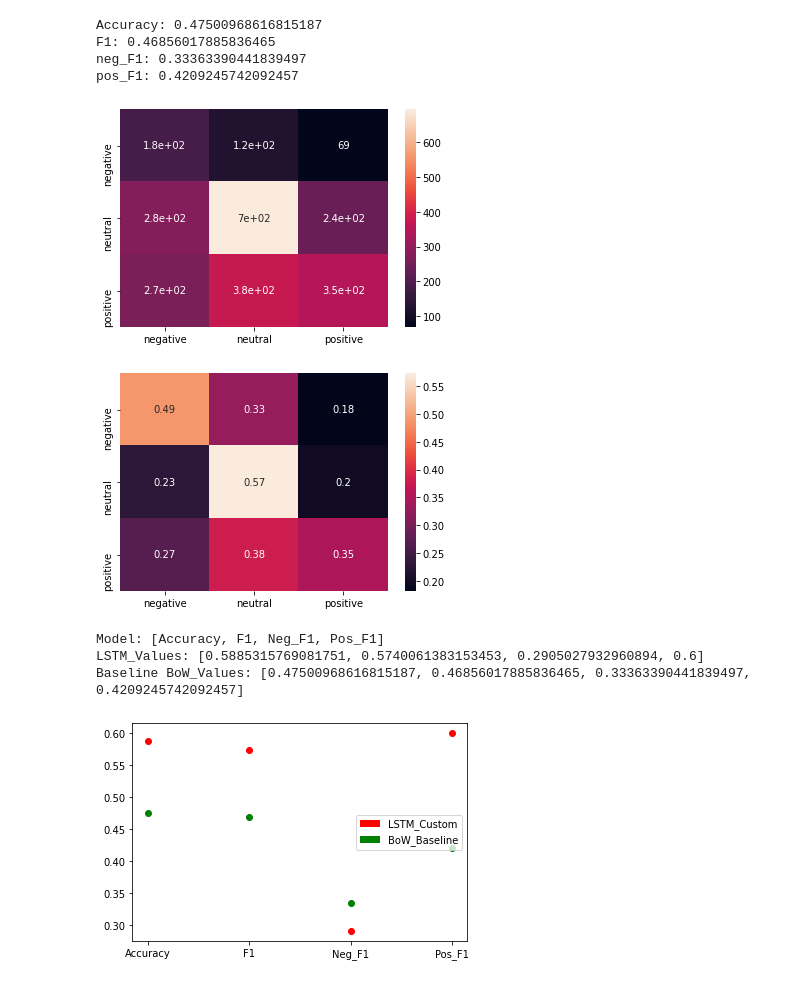
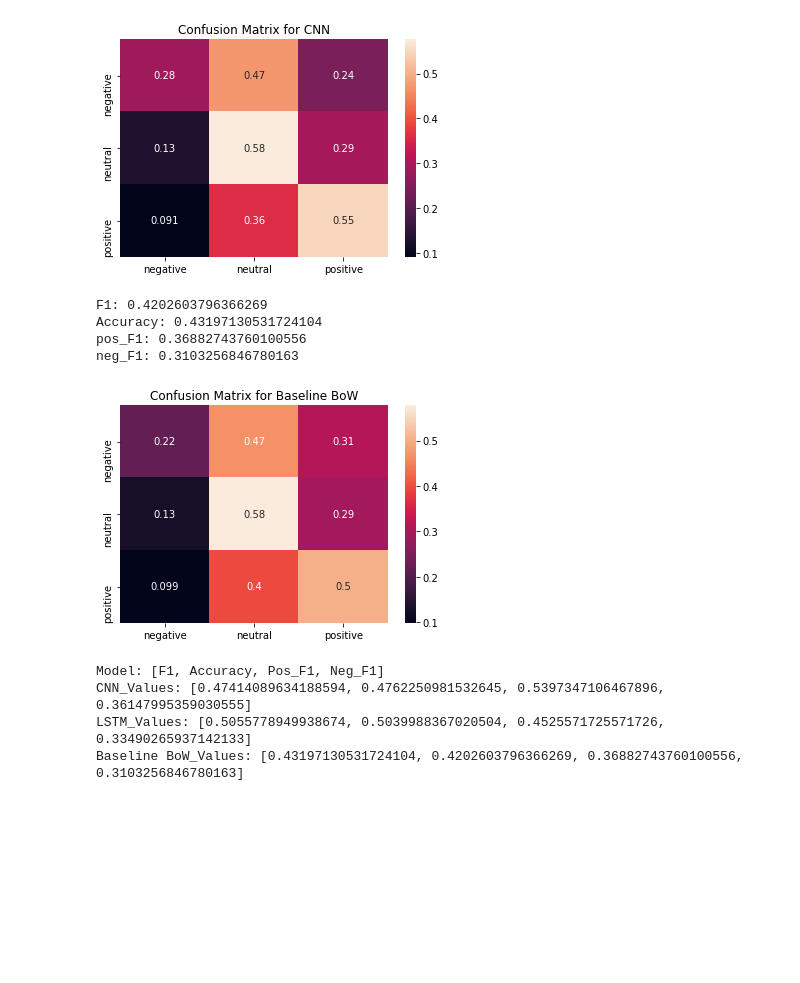
Before and after one commit to jbajaj1/faketweets, a Jupyter notebook: faketweets_pres.ipynb, the cells around one changed output. Cells and saved outputs as stored; diff of their text form; code cells hidden in the pictures; blank space fills up the shorter version.

```diff
--- a/faketweets_pres.ipynb
+++ b/faketweets_pres.ipynb
@@ -152,9 +203,25 @@ Num Unknown Words: 470016
+# %%
+conf = highPrec[1].T
+#Counts graph
+#sn.heatmap(conf, annot=True, xticklabels=["negative", "neutral", "positive"], yticklabels=["negative", "neutral", "positive"])
+#plt.show()
+#Percentages graph
+fig, ax = plt.subplots()
+
+sn.heatmap(conf/conf.sum(1, keepdims=True), annot=True, xticklabels=["negative", "neutral", "positive"], yticklabels=["negative", "neutral", "positive"])
+ax.set_title("Confusion Matrix for CNN")
+
+plt.show()
+
+cnn_model_values = [highPrecCNN[0], highPrecCNN[3], highPrecCNN[4], highPrecCNN[5]]
+# %% [output]
+[figure, added]
 # %%
 import bow_baseline as BoW
 
-trainX_bow, trainY_bow = BoW.load_data('../twitter_sentiment/semeval_train_trimmed.txt')
-testX_bow, testY_bow= BoW.load_data('../twitter_sentiment/semeval_train_dev.txt')
-#testX_bow, testY_bow= BoW.load_data('../twitter_sentiment/Twitter2016_raw.txt')
+trainX_bow, trainY_bow = BoW.load_data('./data/semeval_train_trimmed.txt')
+#testX_bow, testY_bow= BoW.load_data('../data/semeval_train_dev.txt')
+testX_bow, testY_bow= BoW.load_data('./data/Twitter2016_raw.txt')
 
 classifier = BoW.Classifier()
 
@@ -164,44 +231,33 @@ outputs = classifier.classify(testX_bow)
 
 prec_bow, conf_bow, neg_F1_bow, pos_F1_bow, F1_bow = BoW.validate(outputs, testY_bow)
 
-print(f'Accuracy: {prec_bow}\nF1: {F1_bow}\nneg_F1: {neg_F1_bow}\npos_F1: {pos_F1_bow}')
+print(f'F1: {F1_bow}\nAccuracy: {prec_bow}\npos_F1: {pos_F1_bow}\nneg_F1: {neg_F1_bow}')
 # %% [output]
-Accuracy: 0.47500968616815187
-F1: 0.46856017885836465
-neg_F1: 0.33363390441839497
-pos_F1: 0.4209245742092457
+F1: 0.4202603796366269
+Accuracy: 0.43197130531724104
+pos_F1: 0.36882743760100556
+neg_F1: 0.3103256846780163
 # %%
 conf_bow = conf_bow.T
 #Counts graph
-sn.heatmap(conf_bow, annot=True, xticklabels=["negative", "neutral", "positive"], yticklabels=["negative", "neutral", "positive"])
-plt.show()
+#sn.heatmap(conf_bow, annot=True, xticklabels=["negative", "neutral", "positive"], yticklabels=["negative", "neutral", "positive"])
+#plt.show()
 #Percentages graph
+fig, ax = plt.subplots()
+
+ax.set_title("Confusion Matrix for Baseline BoW")
 sn.heatmap(conf_bow/conf_bow.sum(1, keepdims=True), annot=True, xticklabels=["negative", "neutral", "positive"], yticklabels=["negative", "neutral", "positive"])
 plt.show()
 # %% [output]
-[figure, old version]
+[figure, new version]
-[figure, removed]
 # %%
 
-lstm_model_values = [highPrec[0], highPrec[6], highPrec[4], highPrec[5]]
-bow_model_values = [prec_bow, F1_bow, neg_F1_bow, pos_F1_bow]
-x_score_tics = ['Accuracy', 'F1', 'Neg_F1', 'Pos_F1']
-y_score_tics = [0,.1,.2,.3,.4,.5,.6,.7,.8,.9,1]
-print(f'Model: [Accuracy, F1, Neg_F1, Pos_F1]\nLSTM_Values: {lstm_model_values}\nBaseline BoW_Values: {bow_model_values}')
+lstm_model_values = [highPrec[0], highPrec[4], highPrec[5], highPrec[6]]
+bow_model_values = [prec_bow, F1_bow, pos_F1_bow, neg_F1_bow]
+x_score_tics = ['F1', 'Accuracy', 'Pos_F1', 'Neg_F1']
+print(f'Model: [F1, Accuracy, Pos_F1, Neg_F1]\nCNN_Values: {cnn_model_values}\nLSTM_Values: {lstm_model_values}\nBaseline BoW_Values: {bow_model_values}')
 # %% [output]
-Model: [Accuracy, F1, Neg_F1, Pos_F1]
-LSTM_Values: [0.5885315769081751, 0.5740061383153453, 0.2905027932960894, 0.6]
-Baseline BoW_Values: [0.47500968616815187, 0.46856017885836465, 0.33363390441839497, 0.4209245742092457]
+Model: [F1, Accuracy, Pos_F1, Neg_F1]
+CNN_Values: [0.47414089634188594, 0.4762250981532645, 0.5397347106467896, 0.36147995359030555]
+LSTM_Values: [0.5055778949938674, 0.5039988367020504, 0.4525571725571726, 0.33490265937142133]
+Baseline BoW_Values: [0.43197130531724104, 0.4202603796366269, 0.36882743760100556, 0.3103256846780163]
-# %%
-plt.scatter(x_score_tics, lstm_model_values, c='r')
-plt.scatter(x_score_tics, bow_model_values, c='g')
-import matplotlib.patches as mpatches
-classes = ['LSTM_Custom','BoW_Baseline']
-class_colors = ['r', 'g']
-recs = []
-for i in range(0,len(class_colors)):
-    recs.append(mpatches.Rectangle((0,0),1,1,fc=class_colors[i]))
-plt.legend(recs,classes,loc=5)
-plt.show()
-# %% [output]
-[figure, removed]
```
Also changed, not shown: parts of 7 cells of this notebook, 1 other file.
